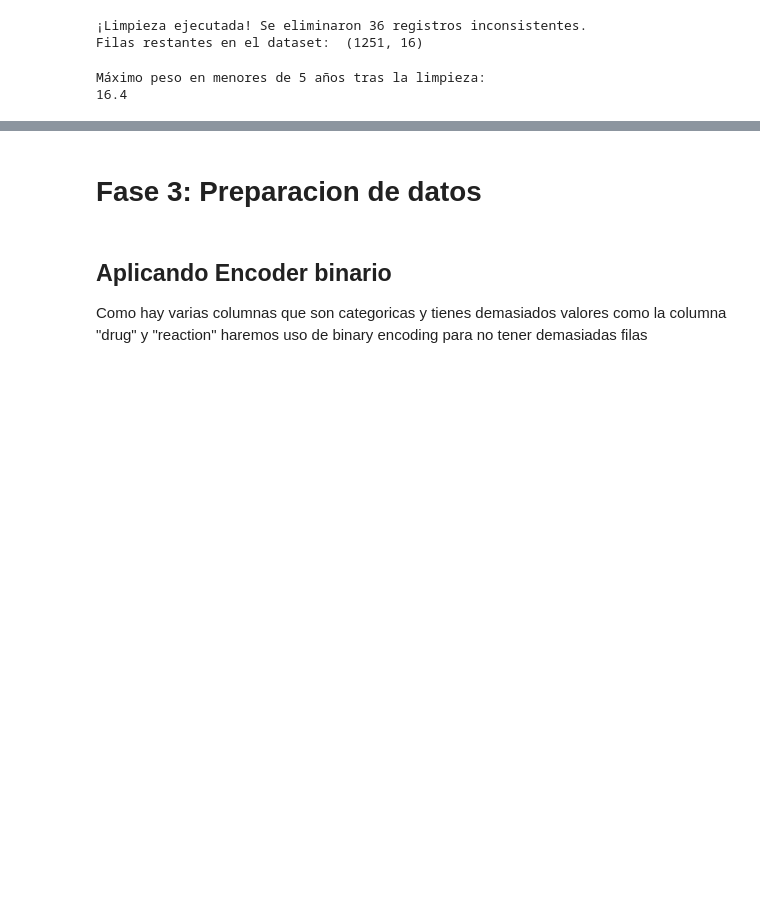
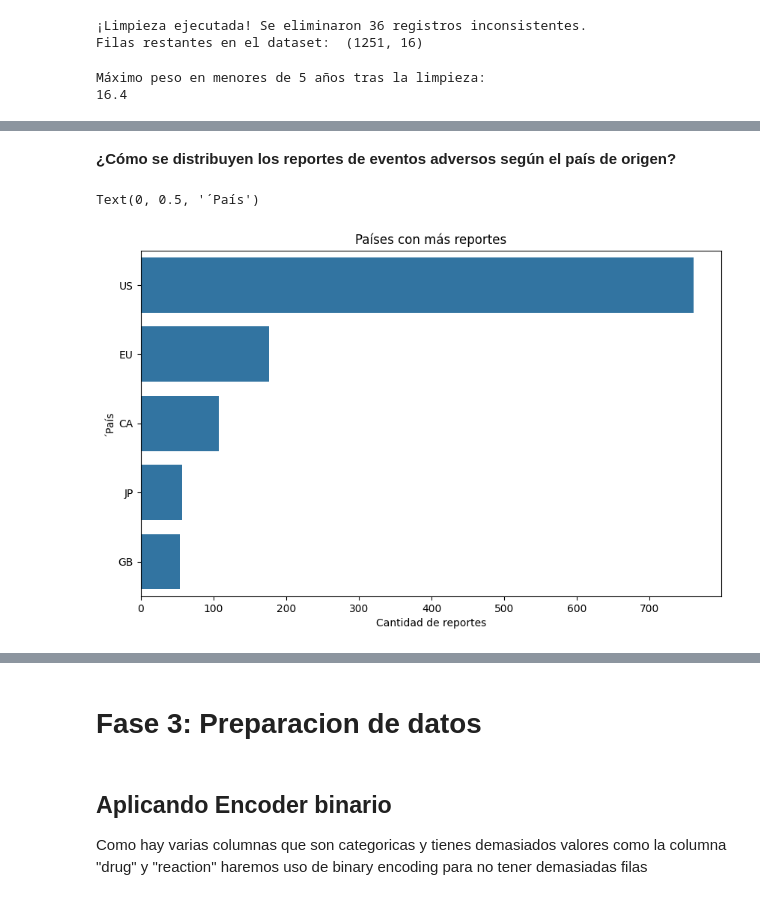
Before and after one commit to Ruhtenio/Mineria_Datos002D, a Jupyter notebook: Eventos_adversos_FDA.ipynb, the cells around one changed output, grey strips where cells are left out. Drawn from its saved outputs; the diff is of its cells as text; code cells hidden in the pictures; blank space fills up the shorter version.

```diff
--- a/Eventos_adversos_FDA.ipynb
+++ b/Eventos_adversos_FDA.ipynb
@@ -52,7 +52,7 @@ import seaborn as sns
 
 import category_encoders as ce
 
-df = pd.read_csv('/content/drive/MyDrive/Mineria de Datos/Evaluacion 1/FDA Drug Adverse Events Dataset Q4-2025-P33.csv')
+df = pd.read_csv('/content/drive/MyDrive/Evaluacion 1 Kevin/Copia de FDA Drug Adverse Events Dataset Q4-2025-P33.csv')
 pd.options.display.max_columns = None
 pd.options.display.max_rows = 9999
 pd.options.display.max_colwidth = None
@@ -437,0 +440,20 @@ Aca haremos un pequeño para sacar algunas conclusiones exploratorias antes de c
+# %% [markdown]
+**¿Cómo se distribuyen los reportes de eventos adversos según el país de origen?**
+# %%
+### Contar directamente desde country
+top_paises = df2['country'].value_counts().head(5)
+
+### Gráfico
+plt.figure(figsize=(10,6))
+ax = sns.barplot(
+    x=top_paises.values,
+    y=top_paises.index
+)
+
+### Título
+plt.title("Países con más reportes")
+plt.xlabel("Cantidad de reportes")
+plt.ylabel("´País")
+# %% [output]
+Text(0, 0.5, '´País')
+[figure, added]
```
Also changed, not shown: parts of 21 cells of this notebook.
